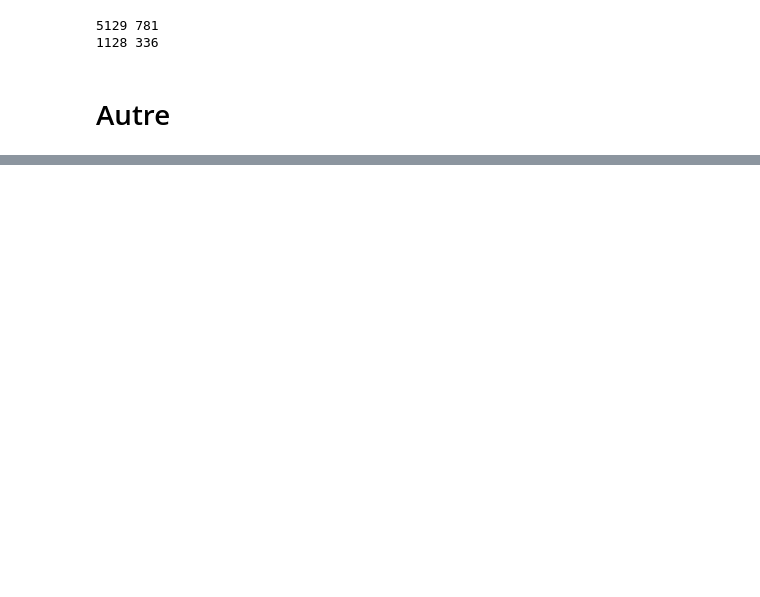
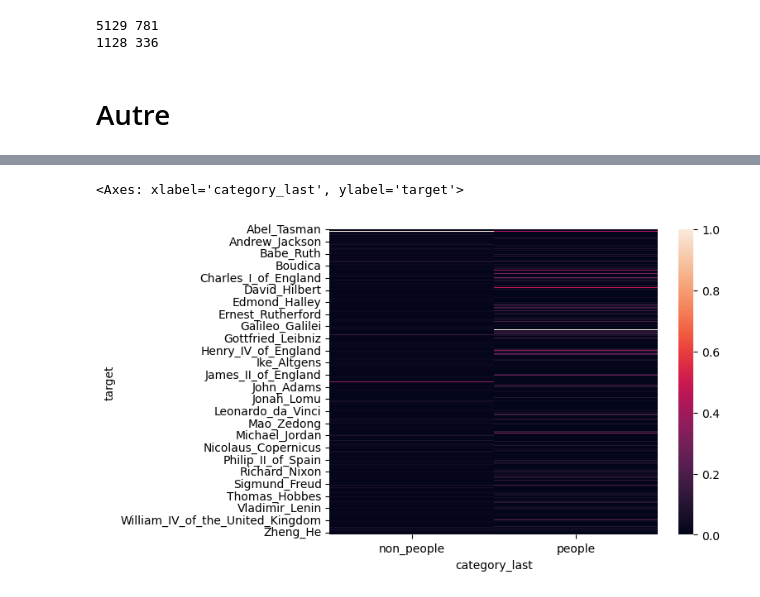
Before and after one commit to epfl-ada/ada-2023-project-ndlmada, a Jupyter notebook: path_network.ipynb, the cells around one changed output, grey strips where cells are left out. Cells and saved outputs as stored; diff of their text form; code cells hidden in the pictures; blank space fills up the shorter version.

```diff
--- a/path_network.ipynb
+++ b/path_network.ipynb
@@ -426,0 +424,6 @@ ExecutableNotFound: failed to execute PosixPath('dot'), make sure the Graphviz e
+# %%
+import seaborn as sns
+sns.heatmap(a, annot=False)
+# %% [output]
+<Axes: xlabel='category_last', ylabel='target'>
+[figure, added]
```
Also changed, not shown: parts of 16 cells of this notebook.
